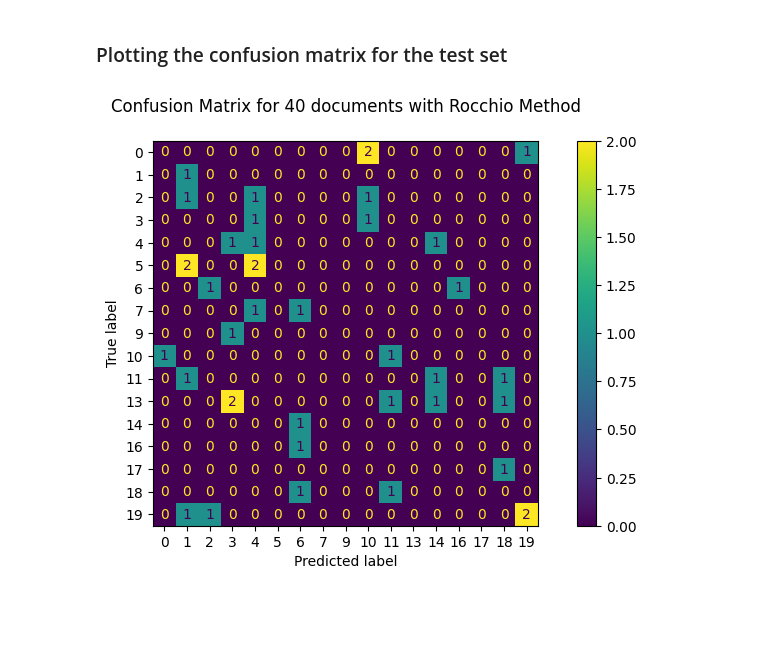
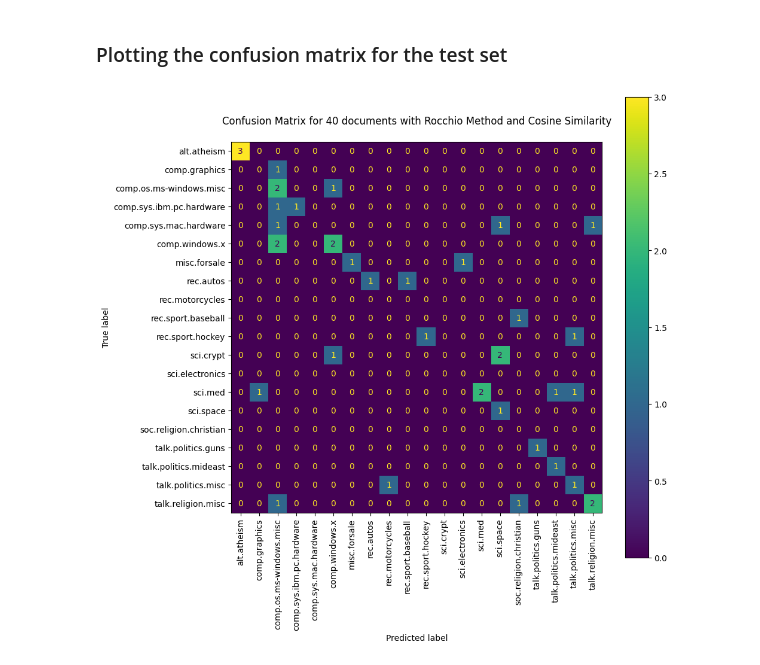
Before and after one commit to lorenzobotto/esercizi-tln, a Jupyter notebook: ex4/exercise_4.ipynb, the cells around one changed output. Saved outputs shown, nothing was run; the diff lists cells and outputs as text; code cells hidden in the pictures; blank space fills up the shorter version.

```diff
--- a/ex4/exercise_4.ipynb
+++ b/ex4/exercise_4.ipynb
@@ -64,35 +65,24 @@ def rocchio_method(train:list, target:list, num_class:int, beta:int, gamma:int)
 # %% [markdown]
 ### Defining the function for predicting the class of a document, comparing the cosine similarity of the document with the vectors of profiles given by Rocchio Method
 # %%
-def predict_rocchio(profiles:list, test:list, target:list, misure:str) -> list:
+def predict_rocchio(profiles: list, test: list, misure: str) -> list:
     prediction = []
-    best_vector = None
+
     for x in test:
-        distance_misure = 100000
-        for index, proto in enumerate(profiles):
-            match misure:
-                case "euclidean":
-                    transformer = Normalizer()
-                    similarity = distance.euclidean(transformer.fit(x), proto)
-                    if(similarity < distance_misure):
-                        distance_misure = similarity
-                        best_vector = index
-                case "cosine":
-                    similarity = distance.cosine(x, proto)
-                    if(similarity < distance_misure):
-                        distance_misure = similarity
-                        best_vector = index
-                case "angular distance":
-                    similarity = 1 - ( np.arccos(distance.cosine(x, proto)) / np.pi )
-                    if(similarity < distance_misure):
-                        distance_misure = similarity
-                        best_vector = index
-        prediction.append(target[best_vector])
+        best_similarity = 100000
+        best_vector = None
+        for index, profile in enumerate(profiles):
+            similarity = distance.cosine(x, profile) if misure == 'cosine' else distance.euclidean(x, profile)
+            if(similarity < best_similarity):
+                best_similarity = similarity
+                best_vector = index
+        prediction.append(best_vector)
     return prediction
 # %% [markdown]
 ### Splitting the dataset into training and test set and getting the profiles with Rocchio Method and the predictions for the test set
 # %%
-X_train, X_test, y_train, y_test = train_test_split(vectors_dataset.toarray(), target, test_size=0.10, random_state=42)
-profiles = rocchio_method(X_train, y_train, 20, 16, 4)
-predict_value = predict_rocchio(profiles, X_test, y_test)
+X_train, X_test, y_train, y_test = train_test_split(vectors_dataset.toarray(), target, test_size=0.1, random_state=42)
+profiles = rocchio_method(X_train, y_train, len(target_names), 16, 8)
+predict_value_cosine = predict_rocchio(profiles, X_test, misure="cosine")
+predict_value_euclidean = predict_rocchio(profiles, X_test, misure="euclidean")
 # %%
@@ -108,10 +117,10 @@ Recall Score:  0.10784313725490195
 # %% [markdown]
 ### Plotting the confusion matrix for the test set
 # %%
-fig, ax = plt.subplots(figsize=(10, 5))
-ConfusionMatrixDisplay.from_predictions(y_test, predict_value, ax=ax)
+fig, ax = plt.subplots(figsize=(10, 10))
+ConfusionMatrixDisplay.from_predictions(y_test, predict_value_cosine, ax=ax, labels=[x for x in range(20)], display_labels=target_names, xticks_rotation='vertical')
 _ = ax.set_title(
-    f"Confusion Matrix for {len(y_test)} documents with Rocchio Method\n"
+    f"Confusion Matrix for {len(y_test)} documents with Rocchio Method and Cosine Similarity\n"
 )
 # %% [output]
-[figure, old version]
+[figure, new version]
```
Also changed, not shown: parts of 10 cells of this notebook.
